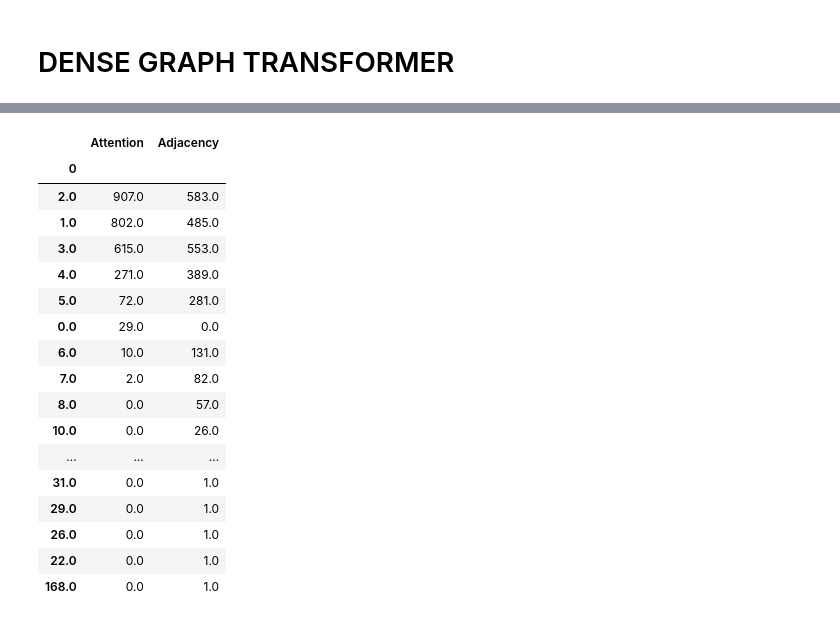
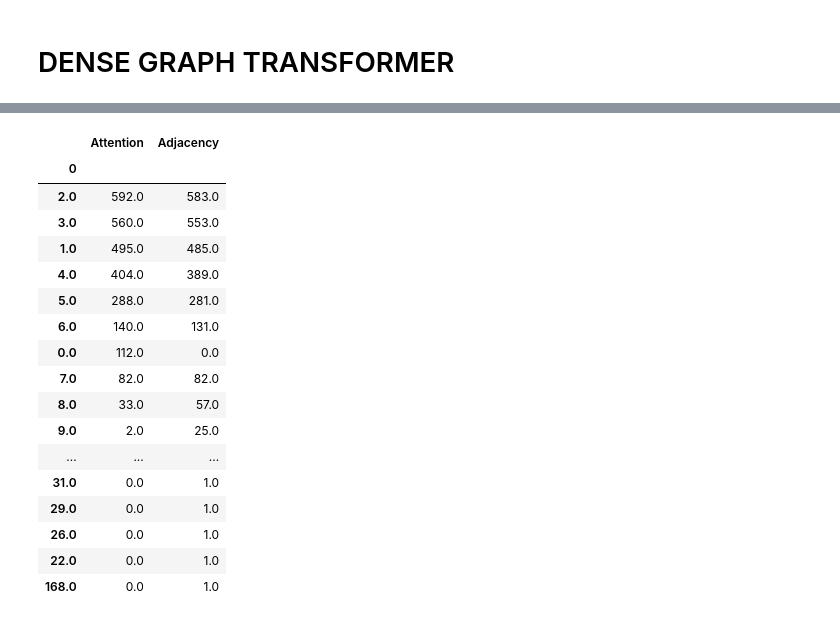
Before and after one commit to batu-el/l65_be301_dc755, a Jupyter notebook: Notebook0.ipynb, the cells around one changed output, grey strips where cells are left out. Drawn from its saved outputs; the diff is of its cells as text; code cells hidden in the pictures.

```diff
--- a/Notebook0.ipynb
+++ b/Notebook0.ipynb
@@ -612,8 +630,8 @@ class DenseGraphTransformerModel(Module):
             in_dim: int = dataset.num_features,
             pos_enc_dim: int = 16,
             hidden_dim: int = 128,
-            num_heads: int = 1,
-            num_layers: int = 1,
+            num_heads: int = 4,
+            num_layers: int = 3,
             out_dim: int = dataset.num_classes,
             dropout: float = 0.5,
         ):
@@ -811,3 +847,4 @@ ATTENTION_MATRIX.sum(axis=0), ATTENTION_MATRIX.sum(axis=1)
 # %%
 ### Node Degree Distribution - Before Tresholding (Probabilistic?)
-pd.DataFrame(pd.concat({'Attention':pd.DataFrame(ATTENTION_MATRIX.sum(axis=1)).value_counts(), 'Adjacency': pd.DataFrame(ADJACENCY.sum(axis=0)).value_counts()}, axis=1)).fillna(0)
+ATTENTION_MATRIX_0 = ATTENTION_MATRIX[0]
+pd.DataFrame(pd.concat({'Attention':pd.DataFrame(ATTENTION_MATRIX_0.sum(axis=1)).value_counts(), 'Adjacency': pd.DataFrame(ADJACENCY.sum(axis=0)).value_counts()}, axis=1)).fillna(0)
@@ -818,20 +874,20 @@ ATTENTION_MATRIX[ ATTENTION_MATRIX > treshold] = 1
 ATTENTION_MATRIX[ ATTENTION_MATRIX <= treshold] = 0
 # %%
 ### Node Degree Distribution
-pd.DataFrame(pd.concat({'Attention':pd.DataFrame(ATTENTION_MATRIX.sum(axis=1)).value_counts(), 'Adjacency': pd.DataFrame(ADJACENCY.sum(axis=0)).value_counts()}, axis=1)).fillna(0)
+pd.DataFrame(pd.concat({'Attention':pd.DataFrame(ATTENTION_MATRIX_0.sum(axis=1)).value_counts(), 'Adjacency': pd.DataFrame(ADJACENCY.sum(axis=0)).value_counts()}, axis=1)).fillna(0)
 # %% [output]
 |  | Attention | Adjacency |
 | 0 |  |  |
-| 2.0 | 907.0 | 583.0 |
-| 1.0 | 802.0 | 485.0 |
-| 3.0 | 615.0 | 553.0 |
-| 4.0 | 271.0 | 389.0 |
-| 5.0 | 72.0 | 281.0 |
-| 0.0 | 29.0 | 0.0 |
-| 6.0 | 10.0 | 131.0 |
-| 7.0 | 2.0 | 82.0 |
-| 8.0 | 0.0 | 57.0 |
-| 10.0 | 0.0 | 26.0 |
+| 2.0 | 592.0 | 583.0 |
+| 3.0 | 560.0 | 553.0 |
+| 1.0 | 495.0 | 485.0 |
+| 4.0 | 404.0 | 389.0 |
+| 5.0 | 288.0 | 281.0 |
+| 6.0 | 140.0 | 131.0 |
+| 0.0 | 112.0 | 0.0 |
+| 7.0 | 82.0 | 82.0 |
+| 8.0 | 33.0 | 57.0 |
+| 9.0 | 2.0 | 25.0 |
 | ... | ... | ... |
 | 31.0 | 0.0 | 1.0 |
 | 29.0 | 0.0 | 1.0 |
```
Also changed, not shown: parts of 20 cells of this notebook.
